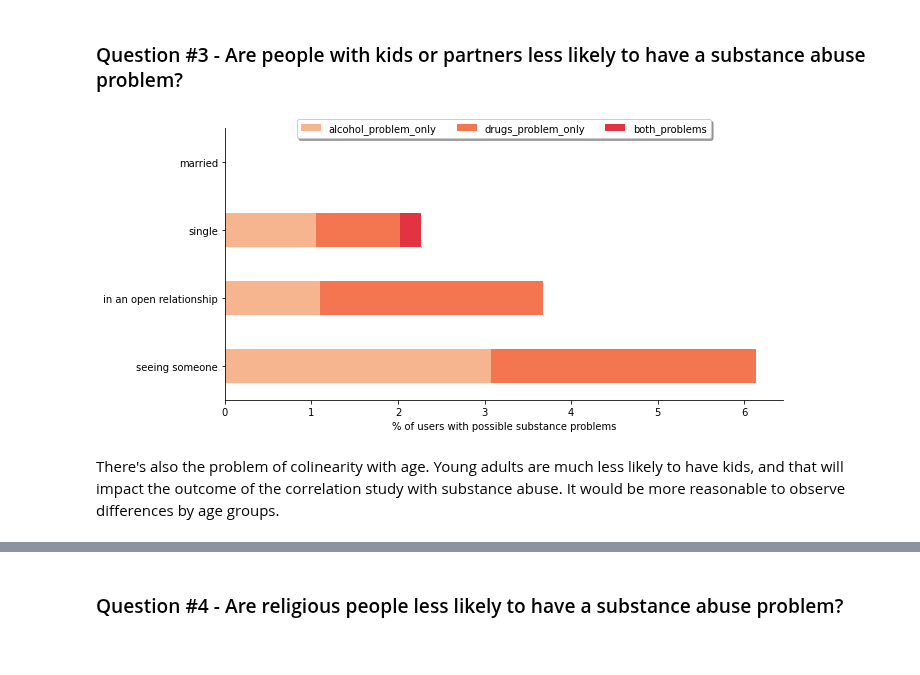
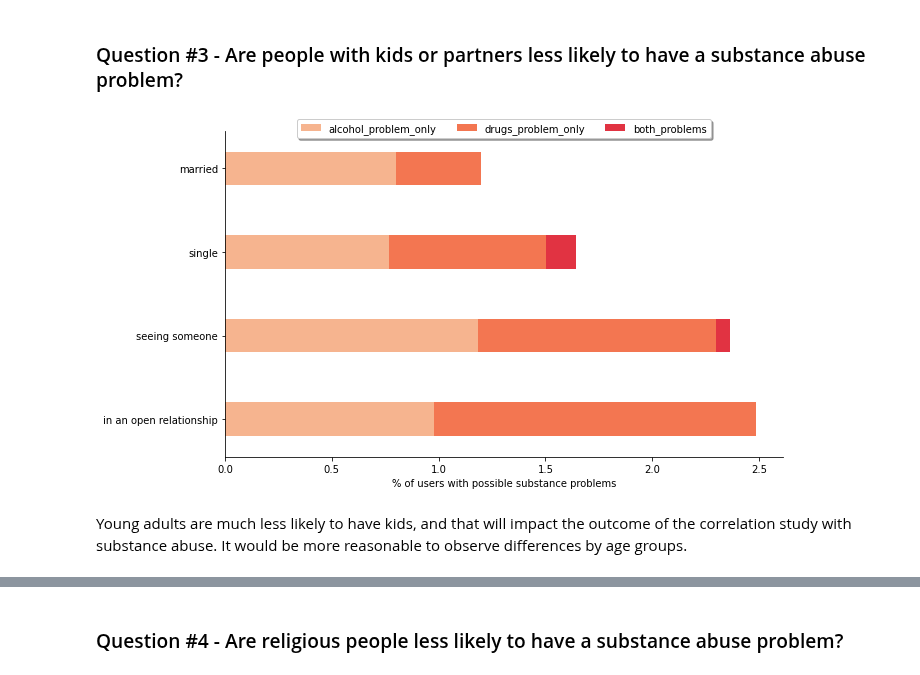
Before and after one commit to brunoarine/substance-problem-study, a Jupyter notebook: notebooks/project.ipynb, the cells around one changed output, grey strips where cells are left out. Cells and saved outputs as stored; diff of their text form; code cells hidden in the pictures.

Commit message:
feat: Increase sample size for each chart, drops NaNs only at the end

```diff
--- a/notebooks/project.ipynb
+++ b/notebooks/project.ipynb
@@ -251,12 +275,15 @@ The `religion` variable has several possible values plus a few modifiers ("laugh
-# %%
-df.dropna(axis=0, subset=["religion"], inplace=True)
-df['religious'] = df['religion'].apply(lambda x: 1 if "very serious" in x else 0)
-df['religious'] = ~df['religion'].isin(["agnosticism", "atheism"]) & df['religious'] == 1
-
-df['religion'].replace([" and laughing about it",
-                       " and somewhat serious about it",
-                       " and very serious about it",
-                       " but not too serious about it"], "", regex=True, inplace=True)
+# %%
+# religious is 1 if "very serious", 0 otherwise
+df['religious'] = df['religion'].str.contains('very serious')
+
+# Conditions: religious remains 1 IF original value is 1 AND not atheist or agnostic
+cond_religious = df['religious'] == 1
+cond_notna = df['religious'].notna()
+cond_not_atheist = ~(df['religion'].str.contains("agnosticism") | df['religion'].str.contains("atheism"))
+
+# Replace only rows where values are not nulls. If I don't do that, condition testing will turn
+# missing values into boolean, because NaN doesn't contain strings "agnosticism" or "atheism"
+df.loc[cond_notna, "religious"] = cond_religious & cond_not_atheist
 # %% [markdown]
 ### Healthy variables
 # %%
@@ -267,5 +294,5 @@ df["smokes"] = df["smokes"].replace({"yes": 1,
                                     "no": 0})
 # %% [markdown]
 The "diet" variable has 6 possible values (anything, vegetarian, vegan, kosher, halal, and other) and 2 modifiers (mostly/strictly), which might create unnecessary dummy variables that won't add value to the model. So let's boil it down to diet type without the nuance.
-# %%
-df['vegetarian'] = df['diet'].apply(lambda x: 1 if ("vegetarian" in x) or ("vegan" in x) else 0)
+# %%
+df.loc[df['diet'].notna(), 'vegetarian'] = df['diet'].str.contains("vegetarian") | df['diet'].str.contains("vegan")
@@ -388,23 +433,23 @@ plt.show()
 # %%
 sns.set_palette("rocket_r")
 
 status_stacked = df.groupby("status").mean()[['alcohol_problem_only',
                                                'drugs_problem_only',
                                                'both_problems',
                                                'abuse']].sort_values('abuse')*100
 status_stacked.drop('abuse', axis=1, inplace=True)
-status_stacked.plot(kind='barh', stacked=True, figsize=(10,5), width=0.5, linewidth=0)
+status_stacked.plot(kind='barh', stacked=True, figsize=(10,6), width=0.4, linewidth=0)
 plt.ylabel("")
 plt.xlabel("% of users with possible substance problems")
 plt.gca().invert_yaxis()
 plt.legend(loc='upper center', bbox_to_anchor=(0.5, 1.05),
           ncol=3, fancybox=True, shadow=True)
 sns.despine()
 plt.show()
 # %% [output]
-[figure, old version]
+[figure, new version]
 # %% [markdown]
-There's also the problem of colinearity with age. Young adults are much less likely to have kids, and that will impact the outcome of the correlation study with substance abuse. It would be more reasonable to observe differences by age groups.
+Young adults are much less likely to have kids, and that will impact the outcome of the correlation study with substance abuse. It would be more reasonable to observe differences by age groups.
 # %%
 table_offspring = pd.concat([df["age_group"].value_counts(), (1-df.groupby("age_group")["offspring"].mean())*100], axis=1)
 table_offspring.columns = ["no. of users", "percentage without kids"]
```
Also changed, not shown: parts of 54 cells of this notebook.
